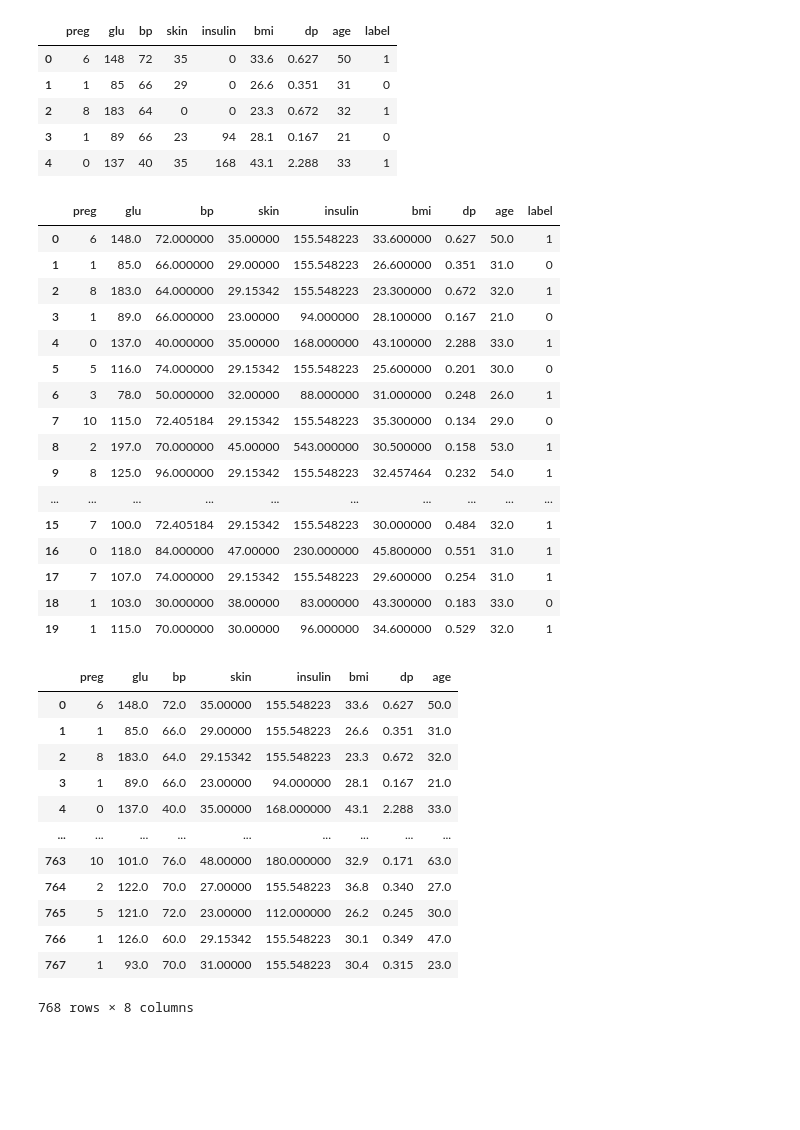
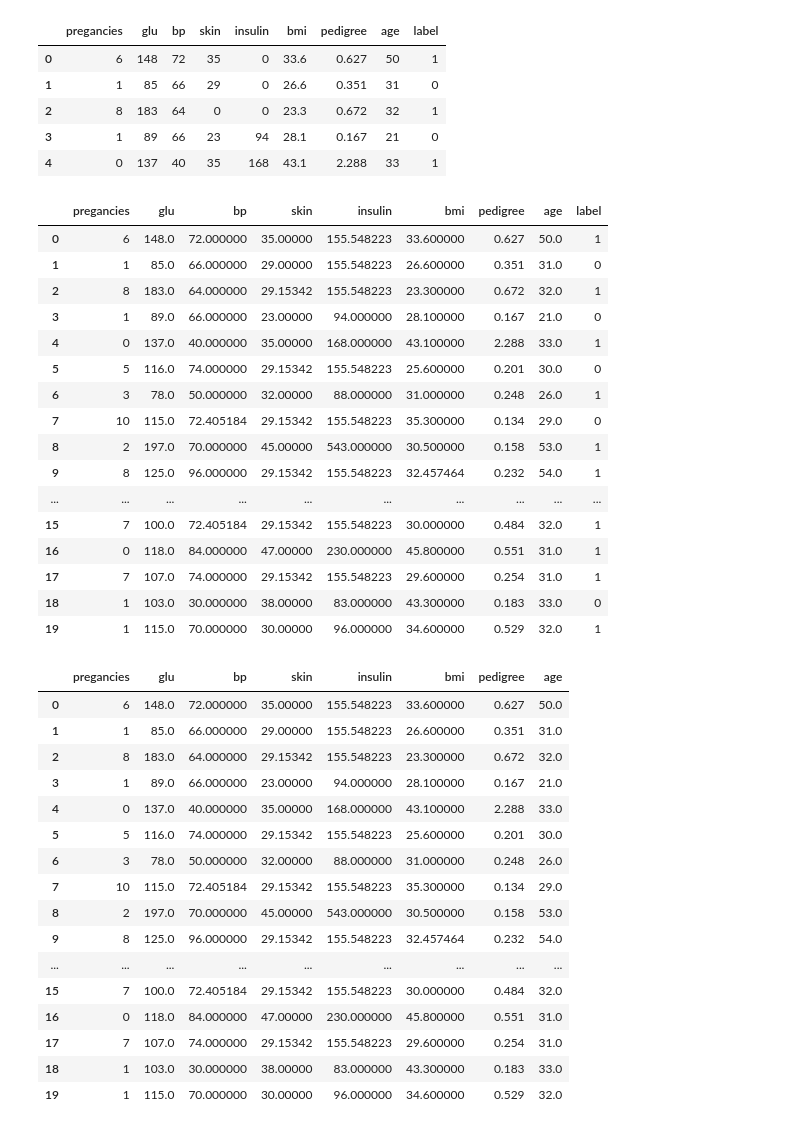
Before and after one commit to MarkNunns/Python_ESCC_course, a Jupyter notebook: python_tutorial_code/module2_4.ipynb, the cells around one changed output. Saved outputs shown, nothing was run; the diff lists cells and outputs as text; code cells hidden in the pictures; blank space fills up the shorter version.

Commit message:
tidied, but still an error

```diff
--- a/python_tutorial_code/module2_4.ipynb
+++ b/python_tutorial_code/module2_4.ipynb
@@ -18,5 +18,5 @@ from sklearn import metrics
 # %%
-col_names = ['preg', 'glu', 'bp', 'skin', 'insulin', 'bmi', 'dp', 'age', 'label']
+col_names = ['pregancies', 'glu', 'bp', 'skin', 'insulin', 'bmi', 'pedigree', 'age', 'label']
 
 df = pd.read_csv('https://raw.githubusercontent.com/data-to-insight/ERN-sessions/main/data/diabetes_data.csv',
                  names=col_names,
@@ -24,7 +24,7 @@ df = pd.read_csv('https://raw.githubusercontent.com/data-to-insight/ERN-sessions
 
 df.head()
 # %% [output]
-|  | preg | glu | bp | skin | insulin | bmi | dp | age | label |
+|  | pregancies | glu | bp | skin | insulin | bmi | pedigree | age | label |
 | 0 | 6 | 148 | 72 | 35 | 0 | 33.6 | 0.627 | 50 | 1 |
 | 1 | 1 | 85 | 66 | 29 | 0 | 26.6 | 0.351 | 31 | 0 |
 | 2 | 8 | 183 | 64 | 0 | 0 | 23.3 | 0.672 | 32 | 1 |
@@ -33,16 +33,16 @@ df.head()
 # %%
 imp = SimpleImputer(strategy='mean')
 
-empty_data_cols = col_names[1:-1]
+error_cols = col_names[1:-1]
 
-df[empty_data_cols] = df[empty_data_cols].replace(0, np.nan)
+df[error_cols] =df[error_cols].replace(0, np.nan)
 
-for col in empty_data_cols:
-    df[col] = imp.fit_transform(df[col].values.reshape(-1, 1))
+for column in error_cols:
+    df[column] = imp.fit_transform(df[column].values.reshape(-1, 1))
 
 df.head(20)
 # %% [output]
-|  | preg | glu | bp | skin | insulin | bmi | dp | age | label |
+|  | pregancies | glu | bp | skin | insulin | bmi | pedigree | age | label |
 | 0 | 6 | 148.0 | 72.000000 | 35.00000 | 155.548223 | 33.600000 | 0.627 | 50.0 | 1 |
 | 1 | 1 | 85.0 | 66.000000 | 29.00000 | 155.548223 | 26.600000 | 0.351 | 31.0 | 0 |
 | 2 | 8 | 183.0 | 64.000000 | 29.15342 | 155.548223 | 23.300000 | 0.672 | 32.0 | 1 |
@@ -62,23 +62,27 @@ df.head(20)
 # %%
 features = col_names[:-1]
 X = df[features]
 y = df['label']
 
-X
+X.head(20)
 
 # https://scikit-learn.org/stable/modules/impute.html
 # %% [output]
-|  | preg | glu | bp | skin | insulin | bmi | dp | age |
-| 0 | 6 | 148.0 | 72.0 | 35.00000 | 155.548223 | 33.6 | 0.627 | 50.0 |
-| 1 | 1 | 85.0 | 66.0 | 29.00000 | 155.548223 | 26.6 | 0.351 | 31.0 |
-| 2 | 8 | 183.0 | 64.0 | 29.15342 | 155.548223 | 23.3 | 0.672 | 32.0 |
-| 3 | 1 | 89.0 | 66.0 | 23.00000 | 94.000000 | 28.1 | 0.167 | 21.0 |
-| 4 | 0 | 137.0 | 40.0 | 35.00000 | 168.000000 | 43.1 | 2.288 | 33.0 |
+|  | pregancies | glu | bp | skin | insulin | bmi | pedigree | age |
+| 0 | 6 | 148.0 | 72.000000 | 35.00000 | 155.548223 | 33.600000 | 0.627 | 50.0 |
+| 1 | 1 | 85.0 | 66.000000 | 29.00000 | 155.548223 | 26.600000 | 0.351 | 31.0 |
+| 2 | 8 | 183.0 | 64.000000 | 29.15342 | 155.548223 | 23.300000 | 0.672 | 32.0 |
+| 3 | 1 | 89.0 | 66.000000 | 23.00000 | 94.000000 | 28.100000 | 0.167 | 21.0 |
+| 4 | 0 | 137.0 | 40.000000 | 35.00000 | 168.000000 | 43.100000 | 2.288 | 33.0 |
+| 5 | 5 | 116.0 | 74.000000 | 29.15342 | 155.548223 | 25.600000 | 0.201 | 30.0 |
+| 6 | 3 | 78.0 | 50.000000 | 32.00000 | 88.000000 | 31.000000 | 0.248 | 26.0 |
+| 7 | 10 | 115.0 | 72.405184 | 29.15342 | 155.548223 | 35.300000 | 0.134 | 29.0 |
+| 8 | 2 | 197.0 | 70.000000 | 45.00000 | 543.000000 | 30.500000 | 0.158 | 53.0 |
+| 9 | 8 | 125.0 | 96.000000 | 29.15342 | 155.548223 | 32.457464 | 0.232 | 54.0 |
 | ... | ... | ... | ... | ... | ... | ... | ... | ... |
-| 763 | 10 | 101.0 | 76.0 | 48.00000 | 180.000000 | 32.9 | 0.171 | 63.0 |
-| 764 | 2 | 122.0 | 70.0 | 27.00000 | 155.548223 | 36.8 | 0.340 | 27.0 |
-| 765 | 5 | 121.0 | 72.0 | 23.00000 | 112.000000 | 26.2 | 0.245 | 30.0 |
-| 766 | 1 | 126.0 | 60.0 | 29.15342 | 155.548223 | 30.1 | 0.349 | 47.0 |
-| 767 | 1 | 93.0 | 70.0 | 31.00000 | 155.548223 | 30.4 | 0.315 | 23.0 |
+| 15 | 7 | 100.0 | 72.405184 | 29.15342 | 155.548223 | 30.000000 | 0.484 | 32.0 |
+| 16 | 0 | 118.0 | 84.000000 | 47.00000 | 230.000000 | 45.800000 | 0.551 | 31.0 |
+| 17 | 7 | 107.0 | 74.000000 | 29.15342 | 155.548223 | 29.600000 | 0.254 | 31.0 |
+| 18 | 1 | 103.0 | 30.000000 | 38.00000 | 83.000000 | 43.300000 | 0.183 | 33.0 |
+| 19 | 1 | 115.0 | 70.000000 | 30.00000 | 96.000000 | 34.600000 | 0.529 | 32.0 |
-768 rows × 8 columns
 # %%
```
Also changed, not shown: parts of 16 cells of this notebook.
